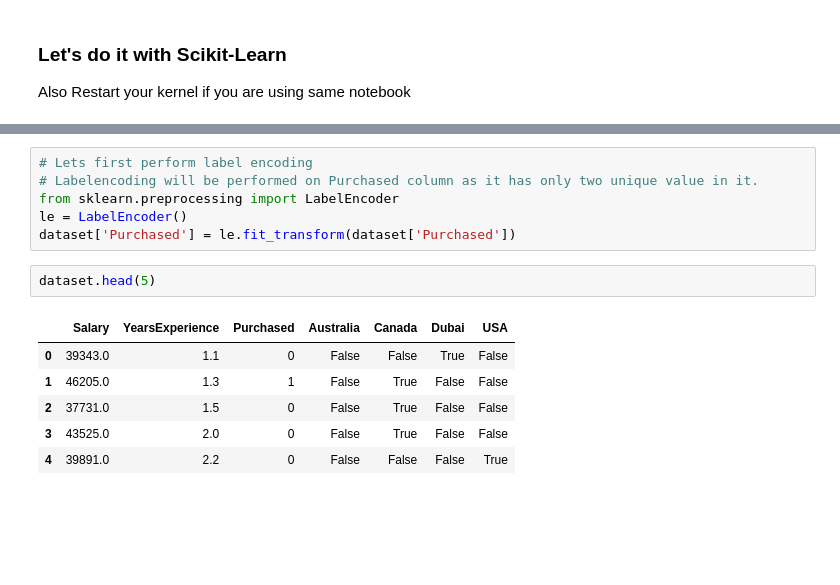
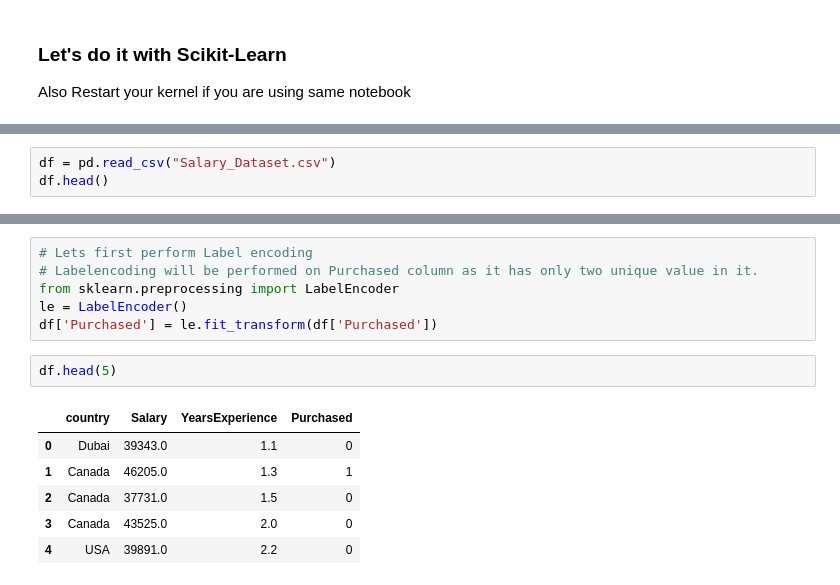
Before and after one commit to harpreet-03/ML_with_Python, a Jupyter notebook: Basics/ML_Data_pre_processing/04_Dealing_with_Categorical_Data/Dealing With Categorical values Practice Notebook.ipynb, the cells around one changed output, grey strips where cells are left out. Cells and saved outputs as stored; diff of their text form; blank space fills up the shorter version.

```diff
--- a/Basics/ML_Data_pre_processing/04_Dealing_with_Categorical_Data/Dealing With Categorical values Practice Notebook.ipynb
+++ b/Basics/ML_Data_pre_processing/04_Dealing_with_Categorical_Data/Dealing With Categorical values Practice Notebook.ipynb
@@ -94,0 +102,3 @@ dataset.head()
+# %%
+df = pd.read_csv("Salary_Dataset.csv")
+df.head()
@@ -95,18 +112,18 @@ dataset.head()
 # %%
-# Lets first perform label encoding
+# Lets first perform Label encoding
 # Labelencoding will be performed on Purchased column as it has only two unique value in it.
 from sklearn.preprocessing import LabelEncoder
 le = LabelEncoder()
-dataset['Purchased'] = le.fit_transform(dataset['Purchased'])
+df['Purchased'] = le.fit_transform(df['Purchased'])
 # %%
-dataset.head(5)
+df.head(5)
 # %% [output]
-|  | Salary | YearsExperience | Purchased | Australia | Canada | Dubai | USA |
-| 0 | 39343.0 | 1.1 | 0 | False | False | True | False |
-| 1 | 46205.0 | 1.3 | 1 | False | True | False | False |
-| 2 | 37731.0 | 1.5 | 0 | False | True | False | False |
-| 3 | 43525.0 | 2.0 | 0 | False | True | False | False |
-| 4 | 39891.0 | 2.2 | 0 | False | False | False | True |
+|  | country | Salary | YearsExperience | Purchased |
+| 0 | Dubai | 39343.0 | 1.1 | 0 |
+| 1 | Canada | 46205.0 | 1.3 | 1 |
+| 2 | Canada | 37731.0 | 1.5 | 0 |
+| 3 | Canada | 43525.0 | 2.0 | 0 |
+| 4 | USA | 39891.0 | 2.2 | 0 |
 # %%
 # Lets perform one-hot encoding on country column.
 from sklearn.compose import ColumnTransformer
```
Also changed, not shown: parts of 12 cells of this notebook.
